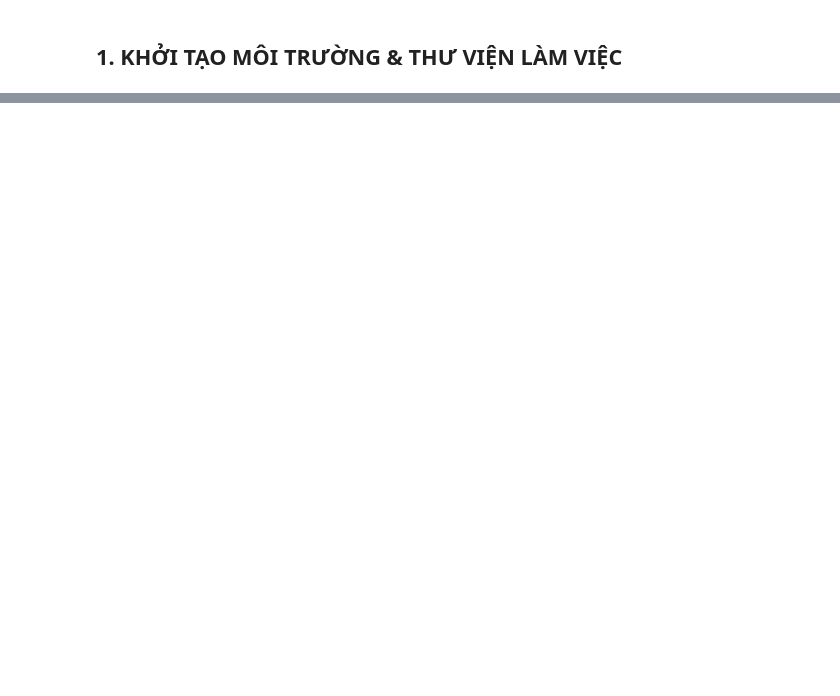
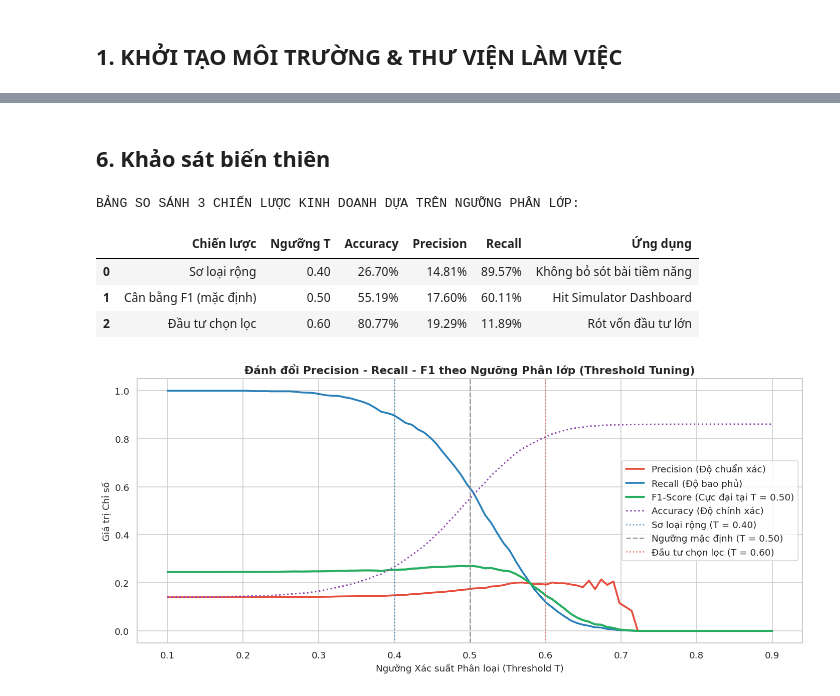
Before and after one commit to lyhiahan/Spotify_Audio_Trends_Analytics, a Jupyter notebook: notebooks/03_model.ipynb, the cells around one changed output, grey strips where cells are left out. Cells and saved outputs as stored; diff of their text form; code cells hidden in the pictures; blank space fills up the shorter version.

```diff
--- a/notebooks/03_model.ipynb
+++ b/notebooks/03_model.ipynb
@@ -380,0 +226,67 @@ print(f" 3. {metrics_file}")
+# %% [markdown]
+## 6. Khảo sát biến thiên
+# %%
+# 1. Khảo sát biến thiên Precision, Recall, F1 theo Threshold
+threshold_range=np.linspace(0.10, 0.90, 100)
+accuracies, precisions, recalls, f1_list = [], [], [], []
+
+for t in threshold_range:
+    pred_t=(y_proba >= t).astype(int)
+    accuracies.append(accuracy_score(y_test, pred_t))
+    precisions.append(precision_score(y_test, pred_t, zero_division=0))
+    recalls.append(recall_score(y_test, pred_t, zero_division=0))
+    f1_list.append(f1_score(y_test, pred_t, zero_division=0))
+
+best_idx=np.argmax(f1_list)
+opt_threshold=threshold_range[best_idx]
+best_f1=f1_list[best_idx]
+
+# 2. Xây dựng bảng 3 chiến lược kinh doanh
+target_thresholds=[0.40, 0.50, 0.60]
+strat_names=['Sơ loại rộng', 'Cân bằng F1 (mặc định)', 'Đầu tư chọn lọc']
+strat_apps=[
+    'Không bỏ sót bài tiềm năng',
+    'Hit Simulator Dashboard',
+    'Rót vốn đầu tư lớn'
+]
+
+strat_rows=[]
+for name, t_val, app in zip(strat_names, target_thresholds, strat_apps):
+    p_t=(y_proba >= t_val).astype(int)
+    strat_rows.append({
+        'Chiến lược':name,
+        'Ngưỡng T':f"{t_val:.2f}",
+        'Accuracy':f"{accuracy_score(y_test, p_t)*100:.2f}%",
+        'Precision':f"{precision_score(y_test, p_t, zero_division=0)*100:.2f}%",
+        'Recall': f"{recall_score(y_test, p_t, zero_division=0)*100:.2f}%",
+        'Ứng dụng': app
+    })
+
+df_strategies = pd.DataFrame(strat_rows)
+print("BẢNG SO SÁNH 3 CHIẾN LƯỢC KINH DOANH DỰA TRÊN NGƯỠNG PHÂN LỚP:")
+display(df_strategies)
+
+# 3. Trực quan hóa Precision - Recall - F1 Trade-off Curve
+plt.figure(figsize=(12, 5.5))
+plt.plot(threshold_range, precisions, color='#e74c3c', lw=2.2, label='Precision (Độ chuẩn xác)')
+plt.plot(threshold_range, recalls, color='#2980b9', lw=2.2, label='Recall (Độ bao phủ)')
+plt.plot(threshold_range, f1_list, color='#27ae60', lw=2.5, linestyle='-', label=f'F1-Score (Cực đại tại T = {opt_threshold:.2f})')
+plt.plot(threshold_range, accuracies, color='#8e44ad', lw=1.8, linestyle=':', label='Accuracy (Độ chính xác)')
+
+plt.axvline(x=0.40, color='#2980b9', linestyle=':', alpha=0.8, label='Sơ loại rộng (T = 0.40)')
+plt.axvline(x=0.50, color='gray', linestyle='--', alpha=0.8, label='Ngưỡng mặc định (T = 0.50)')
+plt.axvline(x=0.60, color='#e74c3c', linestyle=':', alpha=0.8, label='Đầu tư chọn lọc (T = 0.60)')
+
+plt.title("Đánh đổi Precision - Recall - F1 theo Ngưỡng Phân lớp (Threshold Tuning)", fontsize=13, fontweight='bold')
+plt.xlabel("Ngưỡng Xác suất Phân loại (Threshold T)")
+plt.ylabel("Giá trị Chỉ số")
+plt.legend(loc='center right', frameon=True)
+plt.tight_layout()
+plt.show()
+# %% [output]
+BẢNG SO SÁNH 3 CHIẾN LƯỢC KINH DOANH DỰA TRÊN NGƯỠNG PHÂN LỚP:
+|  | Chiến lược | Ngưỡng T | Accuracy | Precision | Recall | Ứng dụng |
+| 0 | Sơ loại rộng | 0.40 | 26.70% | 14.81% | 89.57% | Không bỏ sót bài tiềm năng |
+| 1 | Cân bằng F1 (mặc định) | 0.50 | 55.19% | 17.60% | 60.11% | Hit Simulator Dashboard |
+| 2 | Đầu tư chọn lọc | 0.60 | 80.77% | 19.29% | 11.89% | Rót vốn đầu tư lớn |
+[figure, added]
```
Also changed, not shown: parts of 38 cells of this notebook, 1 other file.
